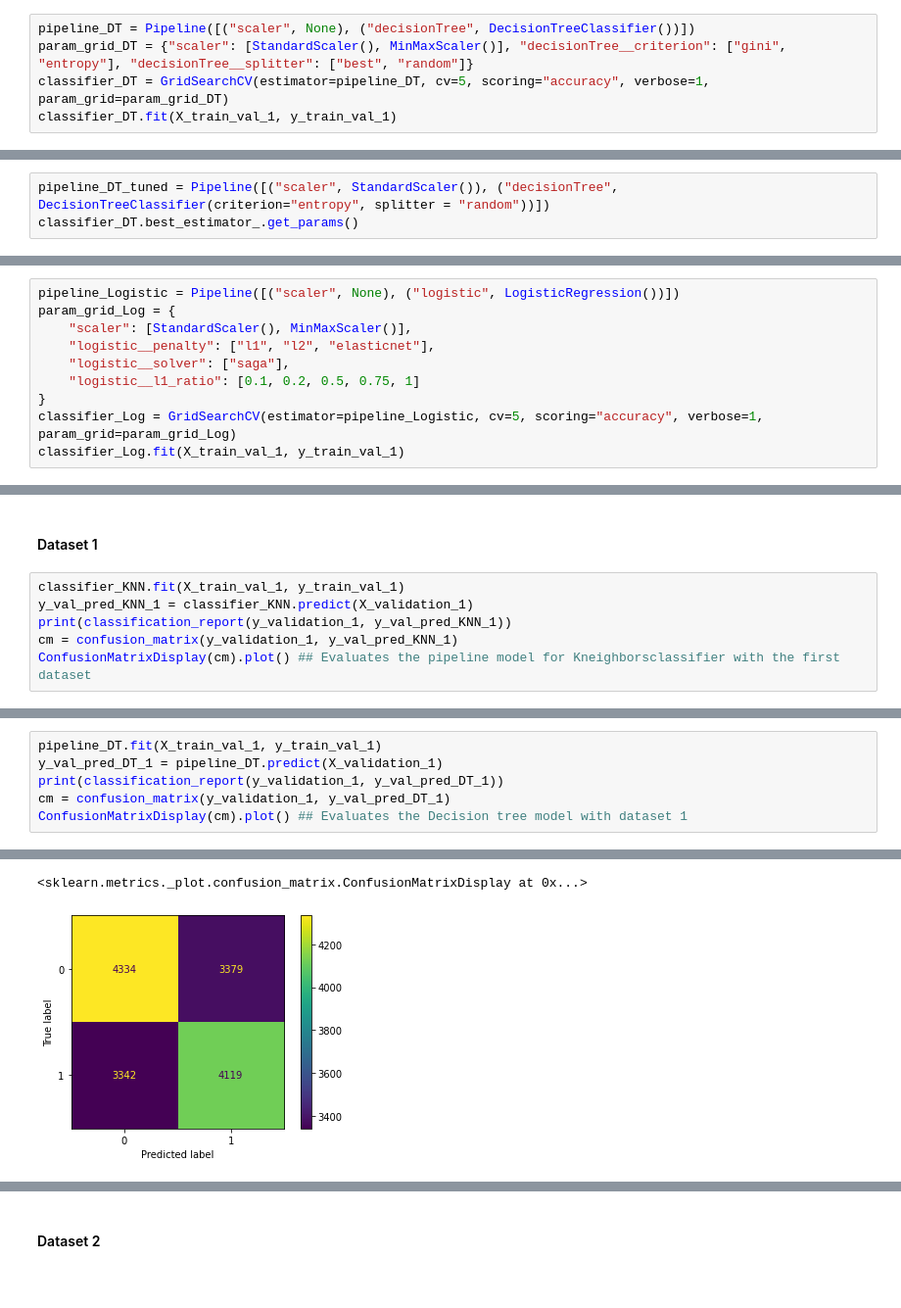
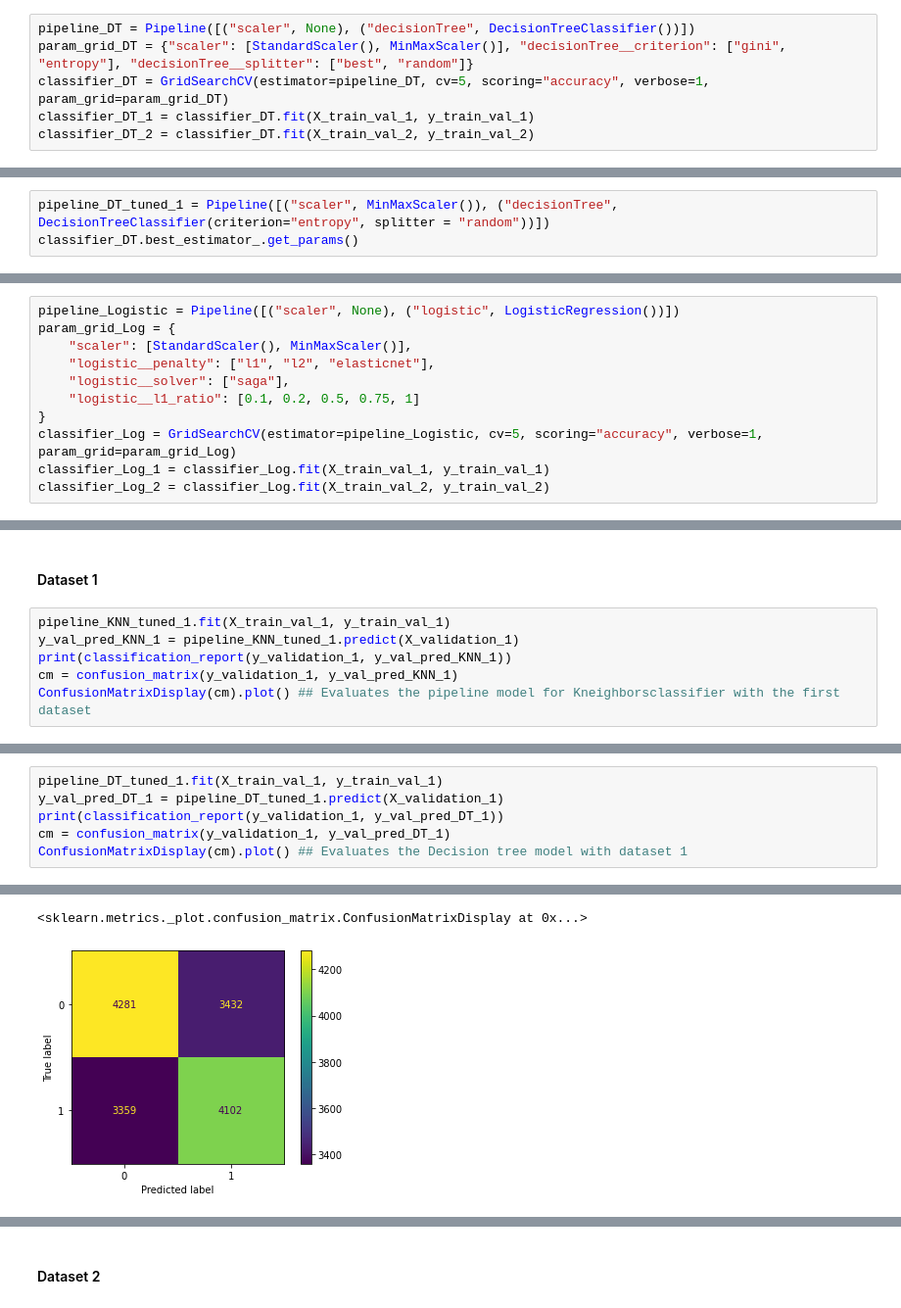
Before and after one commit to FabianAndersson17/Machinelearning-Fabian-Andersson, a Jupyter notebook: Labs/Machine-learning.ipynb, the cells around one changed output, grey strips where cells are left out. Shown at 98% size. Cells and saved outputs as stored; diff of their text form.

```diff
--- a/Labs/Machine-learning.ipynb
+++ b/Labs/Machine-learning.ipynb
@@ -689,7 +664,8 @@ classifier_KNN.best_estimator_.get_params()
 pipeline_DT = Pipeline([("scaler", None), ("decisionTree", DecisionTreeClassifier())])
 param_grid_DT = {"scaler": [StandardScaler(), MinMaxScaler()], "decisionTree__criterion": ["gini", "entropy"], "decisionTree__splitter": ["best", "random"]}
 classifier_DT = GridSearchCV(estimator=pipeline_DT, cv=5, scoring="accuracy", verbose=1, param_grid=param_grid_DT)
-classifier_DT.fit(X_train_val_1, y_train_val_1)
+classifier_DT_1 = classifier_DT.fit(X_train_val_1, y_train_val_1)
+classifier_DT_2 = classifier_DT.fit(X_train_val_2, y_train_val_2)
 # %% [output]
 Fitting 5 folds for each of 8 candidates, totalling 40 fits
 GridSearchCV(cv=5,
@@ -707,5 +683,5 @@ plt.savefig("Decision_tree.png")
 # %% [output]
 [figure]
 # %%
-pipeline_DT_tuned = Pipeline([("scaler", StandardScaler()), ("decisionTree", DecisionTreeClassifier(criterion="entropy", splitter = "random"))])
+pipeline_DT_tuned_1 = Pipeline([("scaler", MinMaxScaler()), ("decisionTree", DecisionTreeClassifier(criterion="entropy", splitter = "random"))])
 classifier_DT.best_estimator_.get_params()
@@ -738,7 +699,8 @@ param_grid_Log = {
     "logistic__l1_ratio": [0.1, 0.2, 0.5, 0.75, 1]
 }
 classifier_Log = GridSearchCV(estimator=pipeline_Logistic, cv=5, scoring="accuracy", verbose=1, param_grid=param_grid_Log)
-classifier_Log.fit(X_train_val_1, y_train_val_1)
+classifier_Log_1 = classifier_Log.fit(X_train_val_1, y_train_val_1)
+classifier_Log_2 = classifier_Log.fit(X_train_val_2, y_train_val_2)
 # %% [output]
 Fitting 5 folds for each of 30 candidates, totalling 150 fits
 GridSearchCV(cv=5,
@@ -775,8 +722,8 @@ classifier_Log.best_estimator_.get_params()
 # %% [markdown]
 #### Dataset 1
 # %%
-classifier_KNN.fit(X_train_val_1, y_train_val_1)
-y_val_pred_KNN_1 = classifier_KNN.predict(X_validation_1)
+pipeline_KNN_tuned_1.fit(X_train_val_1, y_train_val_1)
+y_val_pred_KNN_1 = pipeline_KNN_tuned_1.predict(X_validation_1)
 print(classification_report(y_validation_1, y_val_pred_KNN_1))
 cm = confusion_matrix(y_validation_1, y_val_pred_KNN_1)
 ConfusionMatrixDisplay(cm).plot() ## Evaluates the pipeline model for Kneighborsclassifier with the first dataset
@@ -786,6 +741,6 @@ KeyboardInterrupt:
 # %%
-pipeline_DT.fit(X_train_val_1, y_train_val_1)
-y_val_pred_DT_1 = pipeline_DT.predict(X_validation_1)
+pipeline_DT_tuned_1.fit(X_train_val_1, y_train_val_1)
+y_val_pred_DT_1 = pipeline_DT_tuned_1.predict(X_validation_1)
 print(classification_report(y_validation_1, y_val_pred_DT_1))
 cm = confusion_matrix(y_validation_1, y_val_pred_DT_1)
 ConfusionMatrixDisplay(cm).plot() ## Evaluates the Decision tree model with dataset 1
@@ -801,3 +756,3 @@ weighted avg       0.56      0.56      0.56     15174
 <sklearn.metrics._plot.confusion_matrix.ConfusionMatrixDisplay at 0x...>
-[figure, old version]
+[figure, new version]
 # %%
```
Also changed, not shown: parts of 19 cells of this notebook.
